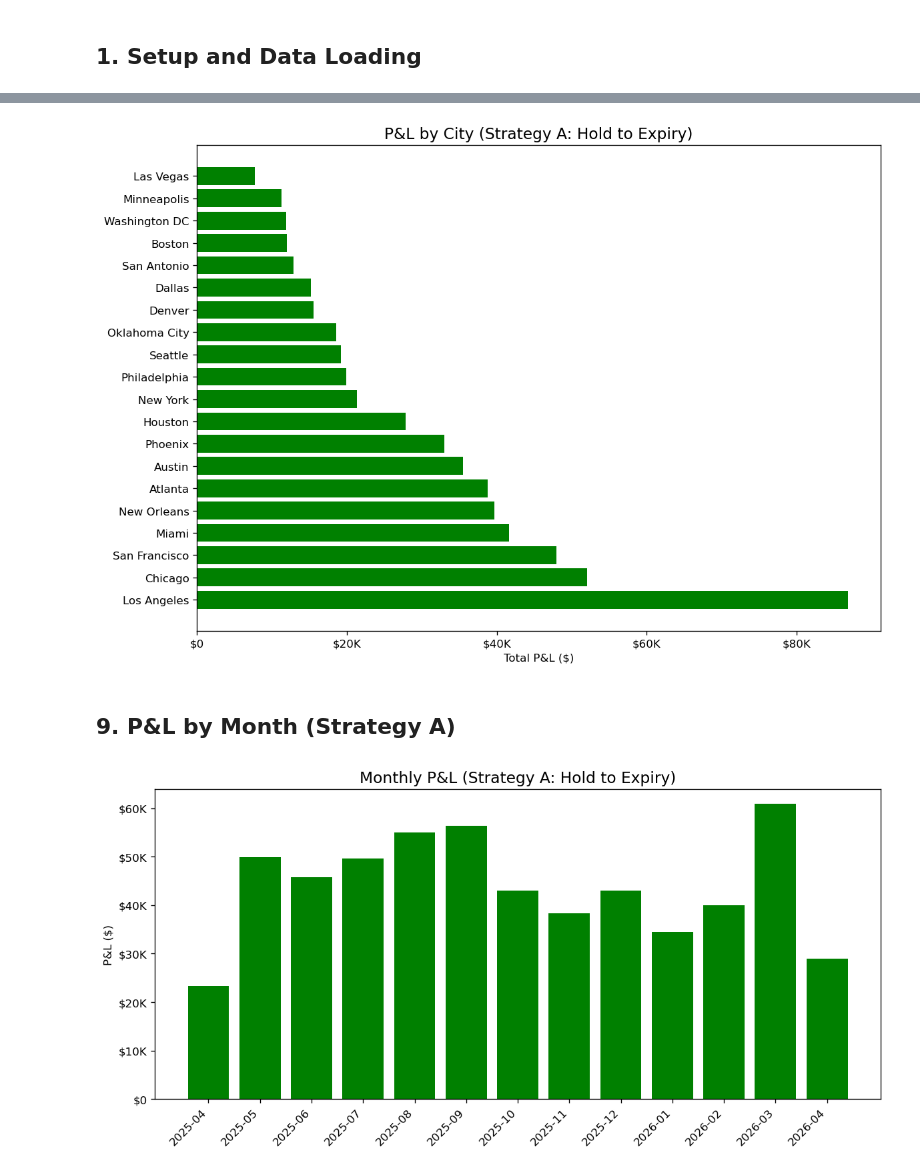
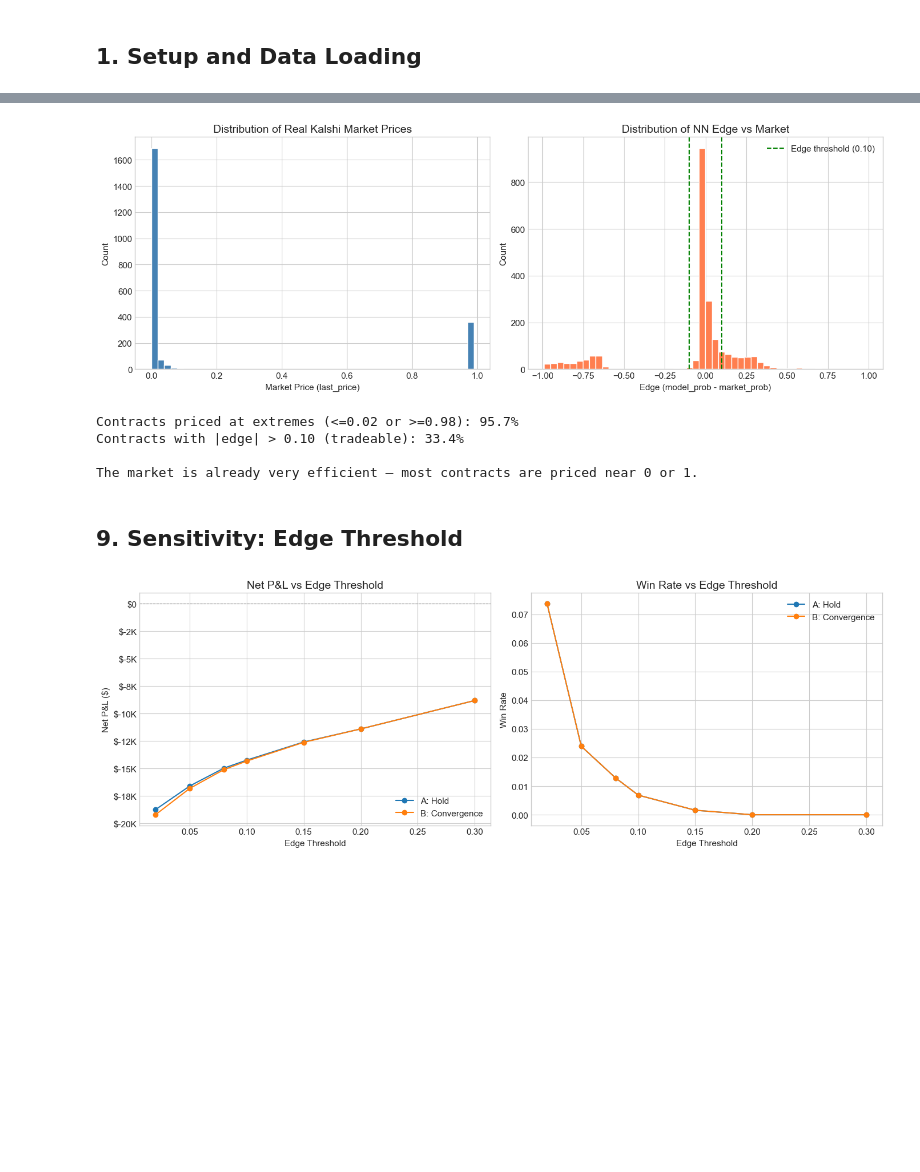
Before and after one commit to maxz073/dailymaxtempnn, a Jupyter notebook: kalshi_notebook.ipynb, the cells around one changed output, grey strips where cells are left out. Cells and saved outputs as stored; diff of their text form; code cells hidden in the pictures; blank space fills up the shorter version.

```diff
--- a/kalshi_notebook.ipynb
+++ b/kalshi_notebook.ipynb
@@ -42,8 +62,9 @@ Cities: 20
 # %%
-contracts = generate_contracts(df)
-print(f"Contracts generated: {contracts.shape}")
-print(f"Columns: {contracts.columns.tolist()}")
-print(f"\nEdge distribution:")
-print(contracts["edge"].describe().to_string())
-contracts.sample(5, random_state=42)
+# Show contract structure for a sample day
+sample = kalshi[kalshi["event_ticker"] == "KXHIGHAUS-25JUL01"]
+print(f"Austin, July 1 2025 — {len(sample)} contracts:")
+print(sample[["market_ticker", "strike_type", "floor_strike", "cap_strike",
+              "last_price", "volume", "result", "settlement_value"]].to_string(index=False))
+print(f"\nStrike type distribution (all data):")
+print(kalshi["strike_type"].value_counts().to_string())
 # %% [output]
@@ -255,34 +261,56 @@ plt.show()
 # %%
-city_pnl = metrics_by_city(trades_a)
+# Most contracts are priced at 0.01 or 0.99 — the market is very confident
+contracts = aus["contracts"]
 
-fig, ax = plt.subplots(figsize=(10, 7))
-if not city_pnl.empty:
-    city_names = [cfg.CITIES[t][0] for t in city_pnl.index]
-    colors = ["green" if v >= 0 else "red" for v in city_pnl["total_pnl"]]
-    ax.barh(city_names, city_pnl["total_pnl"], color=colors)
-    ax.set_xlabel("Total P&L ($)")
-    ax.set_title("P&L by City (Strategy A: Hold to Expiry)", fontsize=14)
-    ax.xaxis.set_major_formatter(FuncFormatter(dollar_fmt))
+fig, (ax1, ax2) = plt.subplots(1, 2, figsize=(14, 5))
+
+ax1.hist(contracts["market_prob"], bins=50, color="steelblue", edgecolor="white")
+ax1.set_xlabel("Market Price (last_price)")
+ax1.set_ylabel("Count")
+ax1.set_title("Distribution of Real Kalshi Market Prices")
+
+ax2.hist(contracts["edge"], bins=50, color="coral", edgecolor="white")
+ax2.axvline(0.10, color="green", ls="--", lw=1.5, label="Edge threshold (0.10)")
+ax2.axvline(-0.10, color="green", ls="--", lw=1.5)
+ax2.set_xlabel("Edge (model_prob - market_prob)")
+ax2.set_ylabel("Count")
+ax2.set_title("Distribution of NN Edge vs Market")
+ax2.legend()
+
 fig.tight_layout()
 plt.show()
+
+pct_extreme = ((contracts["market_prob"] <= 0.02) | (contracts["market_prob"] >= 0.98)).mean()
+pct_tradeable = (contracts["edge"].abs() > 0.10).mean()
+print(f"Contracts priced at extremes (<=0.02 or >=0.98): {pct_extreme:.1%}")
+print(f"Contracts with |edge| > 0.10 (tradeable): {pct_tradeable:.1%}")
+print(f"\nThe market is already very efficient — most contracts are priced near 0 or 1.")
 # %% [output]
-[figure, old version]
+[figure, new version]
+Contracts priced at extremes (<=0.02 or >=0.98): 95.7%
+Contracts with |edge| > 0.10 (tradeable): 33.4%
+
+The market is already very efficient — most contracts are priced near 0 or 1.
 # %% [markdown]
-## 9. P&L by Month (Strategy A)
+## 9. Sensitivity: Edge Threshold
 # %%
-monthly = metrics_by_month(trades_a)
+sens = run_sensitivity(aus["contracts"])
 
-fig, ax = plt.subplots(figsize=(10, 5))
-if not monthly.empty:
-    colors = ["green" if v >= 0 else "red" for v in monthly["total_pnl"]]
-    ax.bar(range(len(monthly)), monthly["total_pnl"], color=colors)
-    ax.set_xticks(range(len(monthly)))
-    ax.set_xticklabels([str(p) for p in monthly.index], rotation=45, ha="right")
-    ax.set_ylabel("P&L ($)")
-    ax.set_title("Monthly P&L (Strategy A: Hold to Expiry)", fontsize=14)
-    ax.yaxis.set_major_formatter(FuncFormatter(dollar_fmt))
+fig, (ax1, ax2) = plt.subplots(1, 2, figsize=(14, 5))
+for strat, label in [("A_hold", "A: Hold"), ("B_convergence", "B: Convergence")]:
+    s = sens[sens["strategy"] == strat]
+    ax1.plot(s["edge_threshold"], s["total_pnl"], marker="o", label=label)
+    ax2.plot(s["edge_threshold"], s["win_rate"], marker="o", label=label)
+
+ax1.axhline(0, color="gray", ls="--", lw=0.8)
+ax1.set_xlabel("Edge Threshold"); ax1.set_ylabel("Net P&L ($)"); ax1.set_title("Net P&L vs Edge Threshold")
+ax1.yaxis.set_major_formatter(FuncFormatter(dollar_fmt)); ax1.legend()
+
+ax2.set_xlabel("Edge Threshold"); ax2.set_ylabel("Win Rate"); ax2.set_title("Win Rate vs Edge Threshold")
+ax2.legend()
+
 fig.tight_layout()
 plt.show()
 # %% [output]
-[figure, old version]
+[figure, new version]
 # %% [markdown]
```
Also changed, not shown: parts of 19 cells of this notebook, 16 other files.
